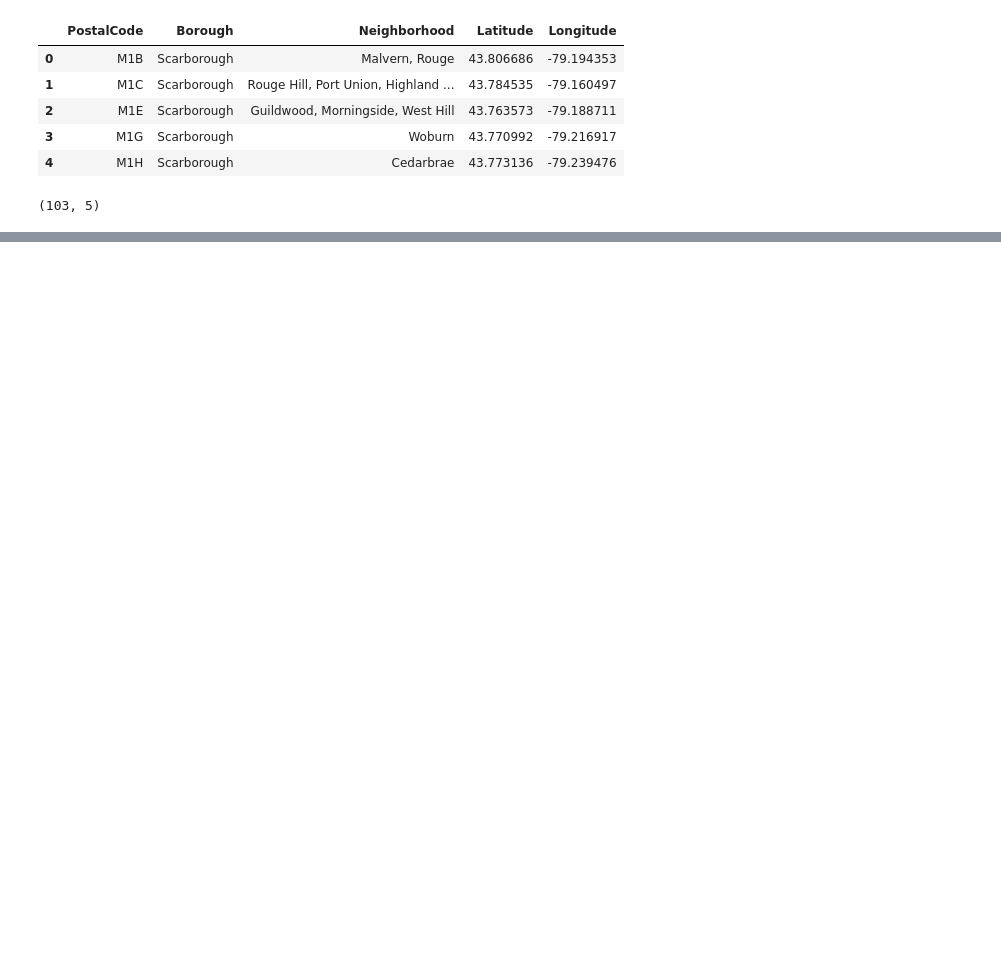
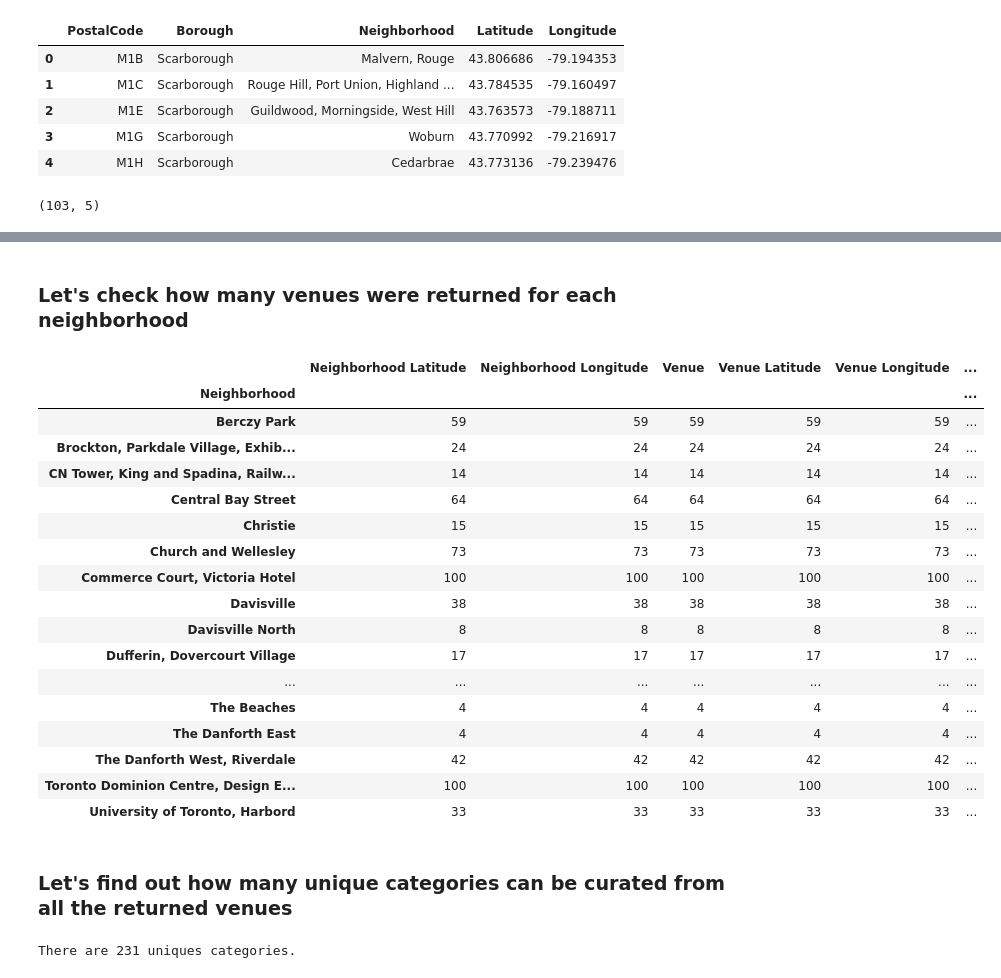
Before and after one commit to Ganaini/Coursera_Capstone, a Jupyter notebook: Exploring_Toronto_Neighborhood.ipynb, the cells around one changed output, grey strips where cells are left out. Drawn from its saved outputs; the diff is of its cells as text; code cells hidden in the pictures; blank space fills up the shorter version.

```diff
--- a/Exploring_Toronto_Neighborhood.ipynb
+++ b/Exploring_Toronto_Neighborhood.ipynb
@@ -131,0 +288,12 @@ print(df.shape)
+# %%
+# function that extracts the category of the venue
+def get_category_type(row):
+    try:
+        categories_list = row['categories']
+    except:
+        categories_list = row['venue.categories']
+
+    if len(categories_list) == 0:
+        return None
+    else:
+        return categories_list[0]['name']
@@ -131,0 +413,29 @@ print(df.shape)
+# %% [markdown]
+### Let's check how many venues were returned for each neighborhood
+# %%
+Toronto_venues.groupby('Neighborhood').count()
+# %% [output]
+|  | Neighborhood Latitude | Neighborhood Longitude | Venue | Venue Latitude | Venue Longitude | ... |
+| Neighborhood |  |  |  |  |  | ... |
+| Berczy Park | 59 | 59 | 59 | 59 | 59 | ... |
+| Brockton, Parkdale Village, Exhib... | 24 | 24 | 24 | 24 | 24 | ... |
+| CN Tower, King and Spadina, Railw... | 14 | 14 | 14 | 14 | 14 | ... |
+| Central Bay Street | 64 | 64 | 64 | 64 | 64 | ... |
+| Christie | 15 | 15 | 15 | 15 | 15 | ... |
+| Church and Wellesley | 73 | 73 | 73 | 73 | 73 | ... |
+| Commerce Court, Victoria Hotel | 100 | 100 | 100 | 100 | 100 | ... |
+| Davisville | 38 | 38 | 38 | 38 | 38 | ... |
+| Davisville North | 8 | 8 | 8 | 8 | 8 | ... |
+| Dufferin, Dovercourt Village | 17 | 17 | 17 | 17 | 17 | ... |
+| ... | ... | ... | ... | ... | ... | ... |
+| The Beaches | 4 | 4 | 4 | 4 | 4 | ... |
+| The Danforth East | 4 | 4 | 4 | 4 | 4 | ... |
+| The Danforth West, Riverdale | 42 | 42 | 42 | 42 | 42 | ... |
+| Toronto Dominion Centre, Design E... | 100 | 100 | 100 | 100 | 100 | ... |
+| University of Toronto, Harbord | 33 | 33 | 33 | 33 | 33 | ... |
+# %% [markdown]
+### Let's find out how many unique categories can be curated from all the returned venues
+# %%
+print('There are {} uniques categories.'.format(len(Toronto_venues['Venue Category'].unique())))
+# %% [output]
+There are 231 uniques categories.
```
Also changed, not shown: parts of 77 cells of this notebook.
